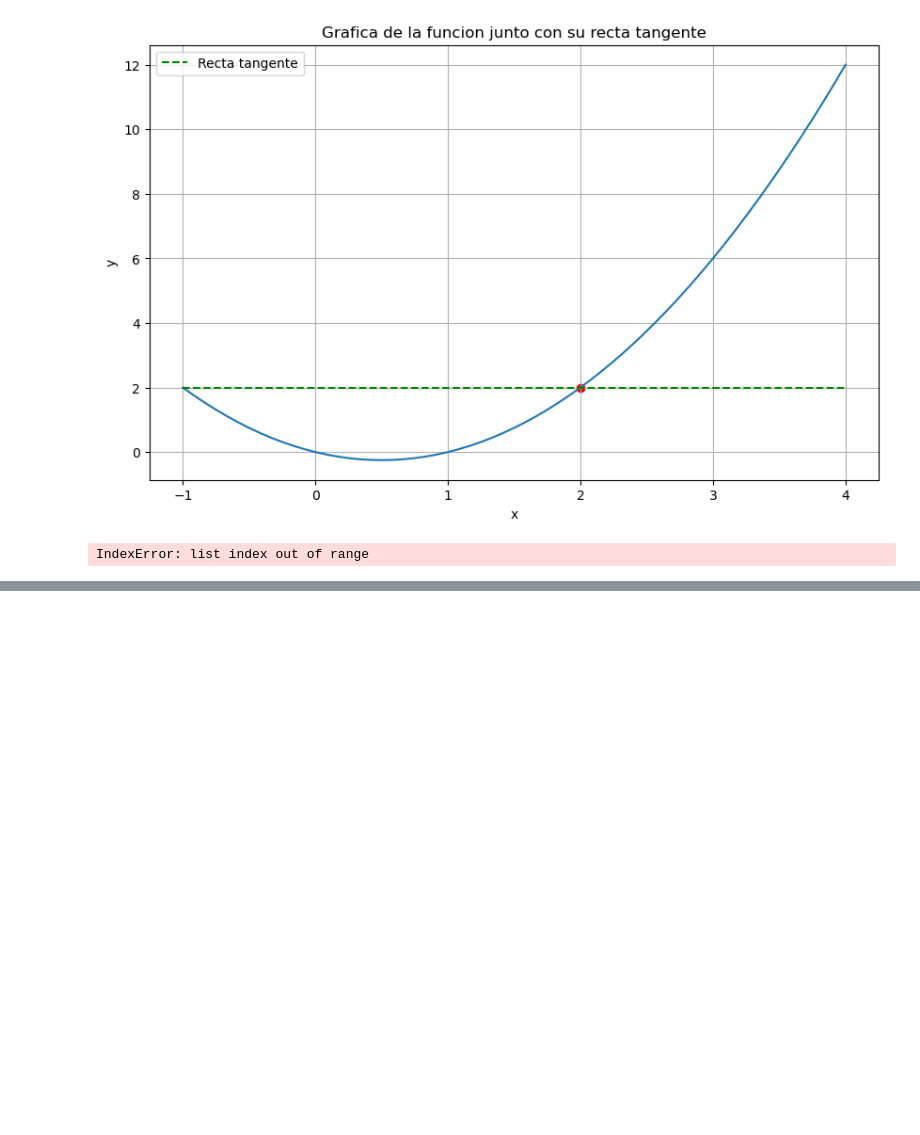
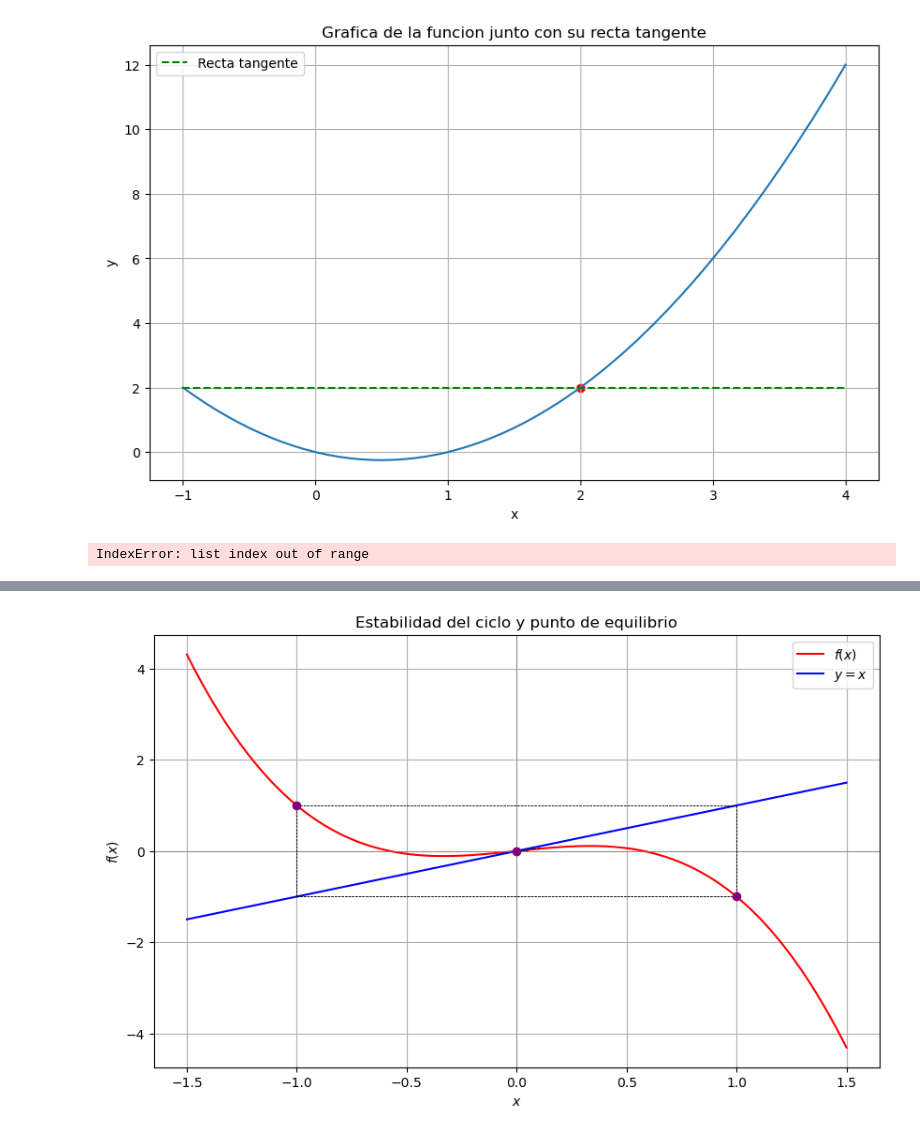
Before and after one commit to roberlks/ModelosMatematicos, a Jupyter notebook: Relacion2.ipynb, the cells around one changed output, grey strips where cells are left out. Drawn from its saved outputs; the diff is of its cells as text; code cells hidden in the pictures; blank space fills up the shorter version.

```diff
--- a/Relacion2.ipynb
+++ b/Relacion2.ipynb
@@ -408,0 +452,49 @@ IndexError: list index out of range
+# %%
+def f(x):
+    return 0.5 * x * (1 - 3 * x**2)
+
+def f_prime(x):
+    return 0.5 * (1 - 9 * x**2)
+
+# Puntos del 2-ciclo y el punto de equilibrio
+cycle_points = [-1, 1]
+equilibrium_point = 0
+
+# Rango de valores para x
+x = np.linspace(-1.5, 1.5, 400)
+y_f = f(x)
+y_identity = x
+
+# Crear la gráfica
+plt.figure(figsize=(10, 6))
+plt.plot(x, y_f, label='$f(x)$', color='red')
+plt.plot(x, y_identity, label='$y = x$', color='blue')
+plt.axhline(0, color='gray', lw=0.5)
+plt.axvline(0, color='gray', lw=0.5)
+plt.scatter(cycle_points + [equilibrium_point], f(np.array(cycle_points + [equilibrium_point])), color='purple', zorder=5)
+
+# Dibujar las iteraciones en los puntos del 2-ciclo
+for point in cycle_points:
+    x0 = point
+    for _ in range(2):
+        y0 = f(x0)
+        plt.plot([x0, x0], [x0, y0], 'k--', lw=0.5)
+        plt.plot([x0, y0], [y0, y0], 'k--', lw=0.5)
+        x0 = y0  # Actualizar x0 para la siguiente iteración
+
+# Dibujar las iteraciones en el punto de equilibrio
+x0 = equilibrium_point + 0.1
+for _ in range(10):
+    y0 = f(x0)
+    plt.plot([x0, x0], [x0, y0], 'k--', lw=0.5)
+    plt.plot([x0, y0], [y0, y0], 'k--', lw=0.5)
+    x0 = y0  # Actualizar x0 para la siguiente iteración
+
+plt.title('Estabilidad del ciclo y punto de equilibrio')
+plt.xlabel('$x$')
+plt.ylabel('$f(x)$')
+plt.legend()
+plt.grid(True)
+plt.show()
+# %% [output]
+[figure, added]
```
Also changed, not shown: parts of 14 cells of this notebook.
